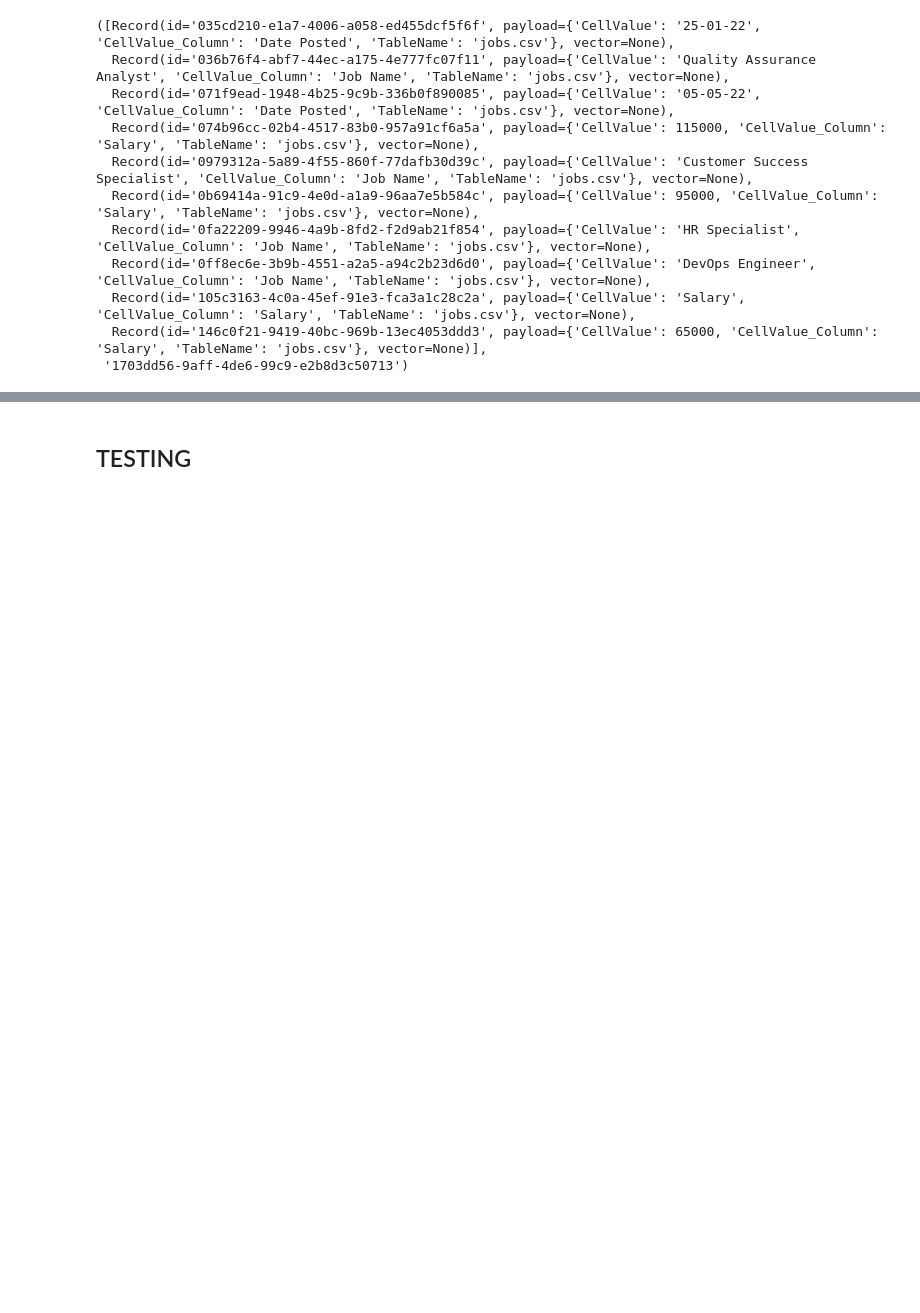
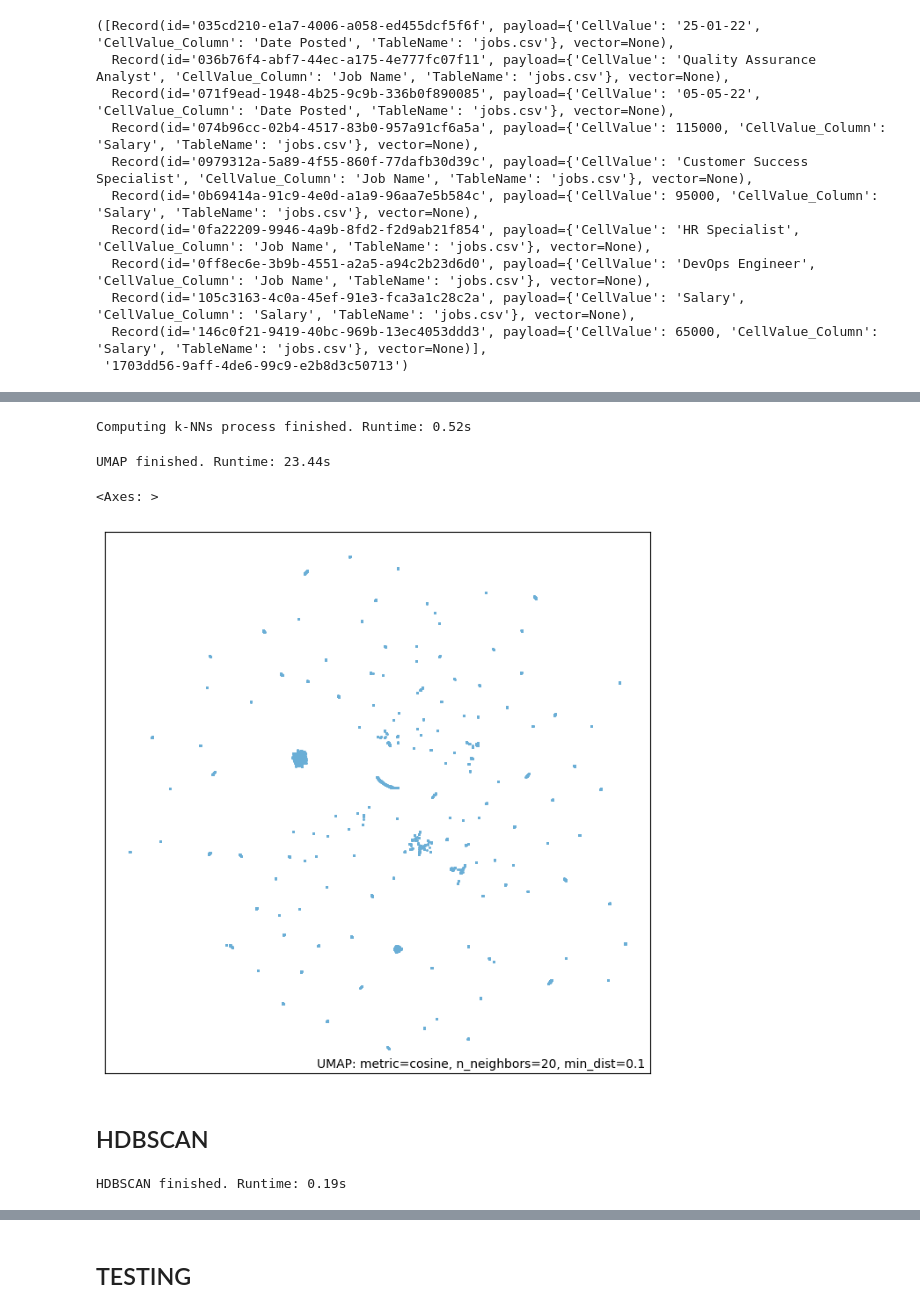
Before and after one commit to enas88/mira_gui, a Jupyter notebook: api_testing.ipynb, the cells around one changed output, grey strips where cells are left out. Drawn from its saved outputs; the diff is of its cells as text; code cells hidden in the pictures; blank space fills up the shorter version.

Commit message:
independencies installed
pip install -r requirements.txt
optimzed.html is now added (no api yet)
UMAP and HDBSCAN is implemented in the api_testing.ipynb
UMAP embeddings can be created

```diff
--- a/api_testing.ipynb
+++ b/api_testing.ipynb
@@ -537,0 +622,7 @@ client.scroll(
+# %%
+from tqdm import tqdm  # For progress tracking
+csv_directory = 'semantic_matching/data/'
+embeddings_directory = 'semantic_matching/embeddings/'
+
+# Create data and save embeddings
+merged_df, all_embeddings = create_data_and_save_embeddings(csv_directory, embeddings_directory)
@@ -537,0 +650,22 @@ client.scroll(
+# %%
+all_embeddings_array = np.vstack(all_embeddings)
+# %%
+knns_jobs = precompute_umap_knn(all_embeddings_array, 20, "euclidean", True, filename="allfiles_umap.joblib")
+# %% [output]
+Computing k-NNs process finished. Runtime: 0.52s
+# %%
+umap_embeddings, umap_trans, _ = generate_umap_embeddings(20, 2, all_embeddings_array, pre_computed_knn=knns_jobs, n_jobs = 3)
+# %% [output]
+UMAP finished. Runtime: 23.44s
+# %%
+umap.plot.points(umap_trans)
+# %% [output]
+<Axes: >
+[figure, added]
+# %% [markdown]
+## HDBSCAN
+# %%
+# Run the HDBSCAN function
+cluster_labels, clustering_index, cluster_medoids, runtime = hdbscan_clustering(umap_embeddings, 5)
+# %% [output]
+HDBSCAN finished. Runtime: 0.19s
```
Also changed, not shown: parts of 20 cells of this notebook, 4 other files.
